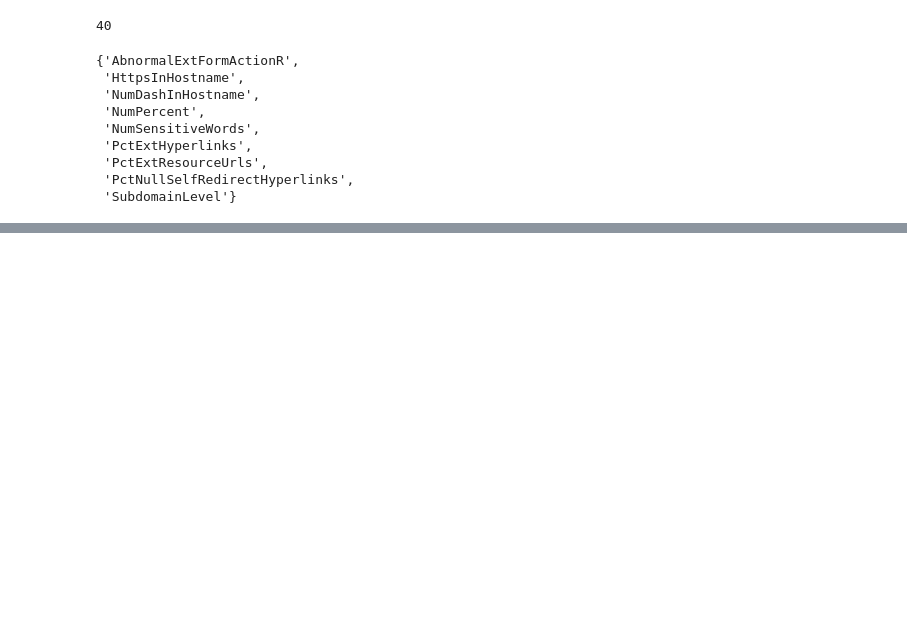
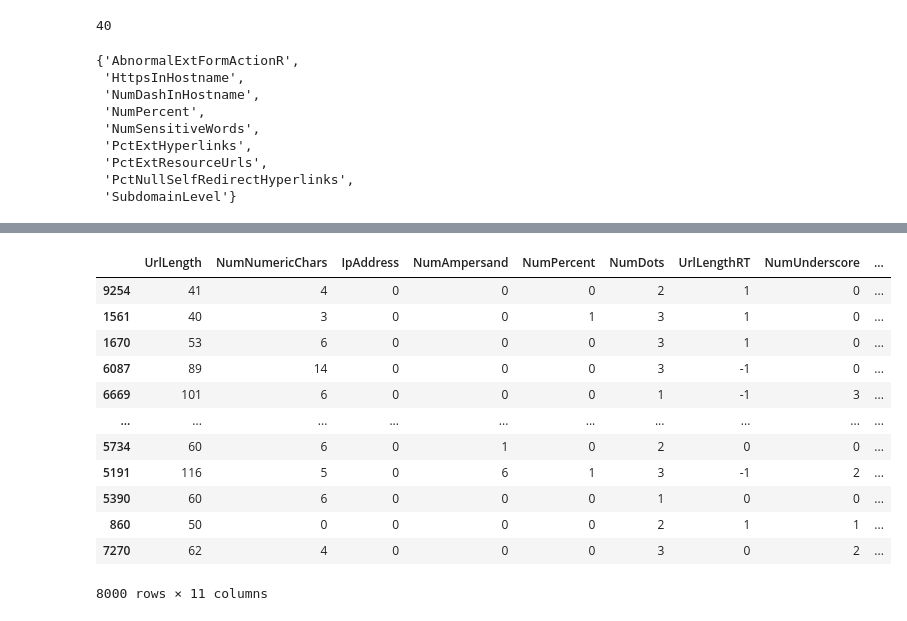
Before and after one commit to Ogierumua/phishing-website-project, a Jupyter notebook: Phishing_website.ipynb, the cells around one changed output, grey strips where cells are left out. Saved outputs shown, nothing was run; the diff lists cells and outputs as text; code cells hidden in the pictures; blank space fills up the shorter version.

```diff
--- a/Phishing_website.ipynb
+++ b/Phishing_website.ipynb
@@ -413,0 +509,13 @@ plt.show()
+# %%
+#split data into train and test sets
+#it is important to make sure our model does not learn on the test set, it should only be evaluated on the test set, we need the test set
+#to know how the model is doing on dataset it has not seen before, which the way of testing the model, we use numpy random seed so that we can reproduce our result,
+#then use scikit learn to split our dataset into train and test dataset
+
+from sklearn.model_selection import train_test_split, cross_val_score
+np.random.seed(42)
+
+#split into train and test set
+x_train, x_test, y_train, y_test = train_test_split(x,
+                                                   y,
+                                                   test_size=0.2)
@@ -413,0 +537,17 @@ plt.show()
+# %%
+#lets look at our trained x and y trained dataset
+x_train
+# %% [output]
+|  | UrlLength | NumNumericChars | IpAddress | NumAmpersand | NumPercent | NumDots | UrlLengthRT | NumUnderscore | ... |
+| 9254 | 41 | 4 | 0 | 0 | 0 | 2 | 1 | 0 | ... |
+| 1561 | 40 | 3 | 0 | 0 | 1 | 3 | 1 | 0 | ... |
+| 1670 | 53 | 6 | 0 | 0 | 0 | 3 | 1 | 0 | ... |
+| 6087 | 89 | 14 | 0 | 0 | 0 | 3 | -1 | 0 | ... |
+| 6669 | 101 | 6 | 0 | 0 | 0 | 1 | -1 | 3 | ... |
+| ... | ... | ... | ... | ... | ... | ... | ... | ... | ... |
+| 5734 | 60 | 6 | 0 | 1 | 0 | 2 | 0 | 0 | ... |
+| 5191 | 116 | 5 | 0 | 6 | 1 | 3 | -1 | 2 | ... |
+| 5390 | 60 | 6 | 0 | 0 | 0 | 1 | 0 | 0 | ... |
+| 860 | 50 | 0 | 0 | 0 | 0 | 2 | 1 | 1 | ... |
+| 7270 | 62 | 4 | 0 | 0 | 0 | 3 | 0 | 2 | ... |
+8000 rows × 11 columns
```
Also changed, not shown: parts of 12 cells of this notebook.
